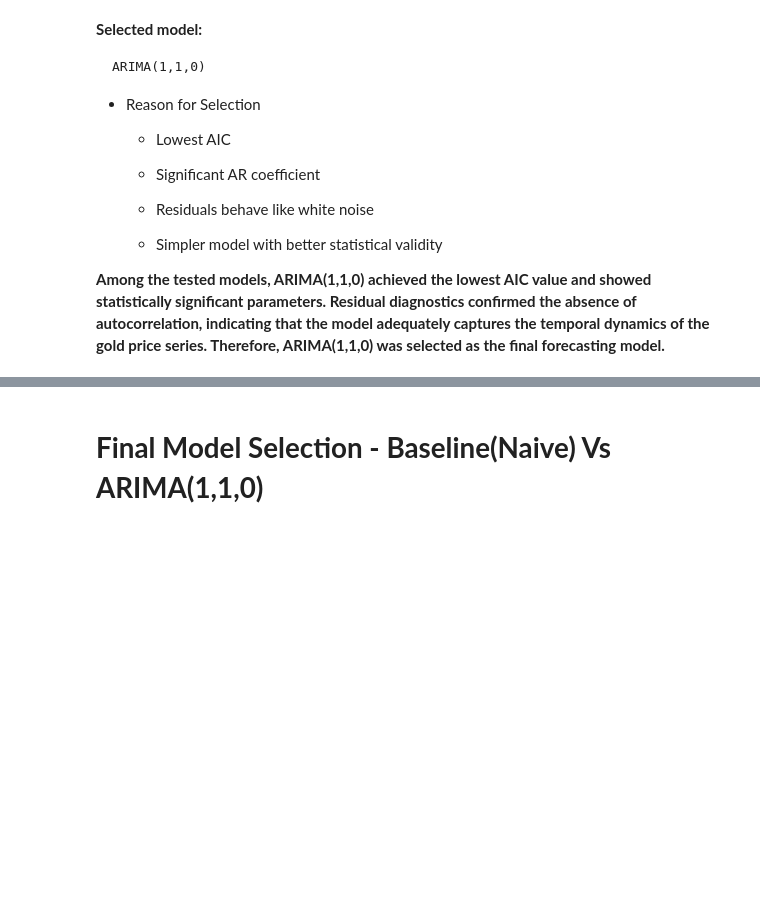
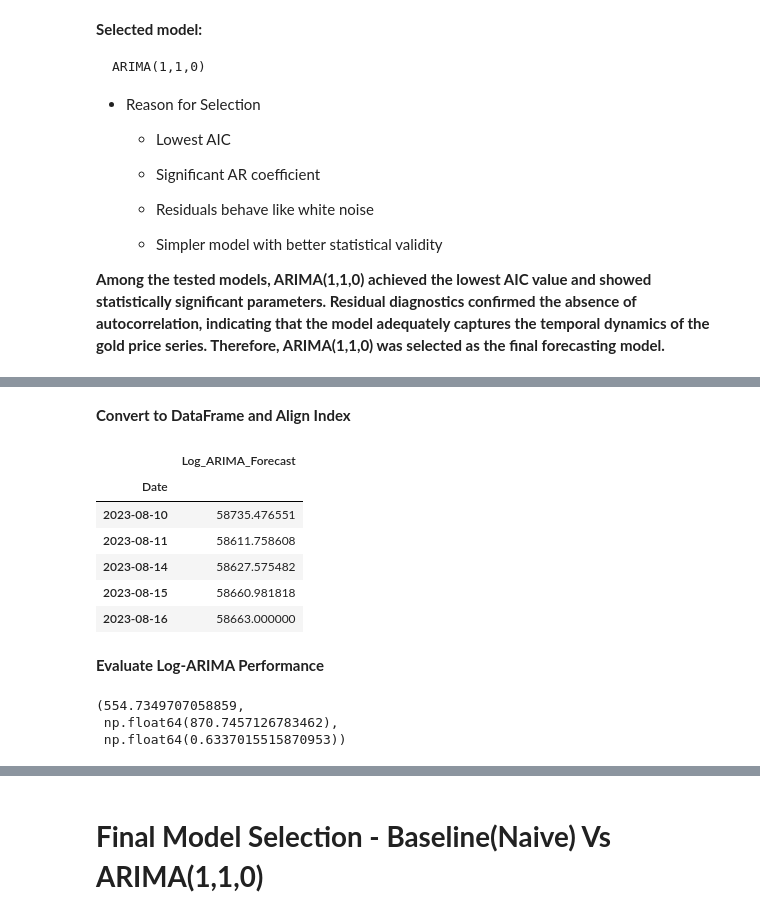
Before and after one commit to Sagarjain93/Machine-Learning-Portfolio, a Jupyter notebook: 03_ML_Practice/Gold_Price_Prediction_Forecasting/03_notebook/05_modelling.ipynb, the cells around one changed output, grey strips where cells are left out. Cells and saved outputs as stored; diff of their text form; code cells hidden in the pictures; blank space fills up the shorter version.

```diff
--- a/03_ML_Practice/Gold_Price_Prediction_Forecasting/03_notebook/05_modelling.ipynb
+++ b/03_ML_Practice/Gold_Price_Prediction_Forecasting/03_notebook/05_modelling.ipynb
@@ -2353,0 +2487,3 @@ ARIMA(1,1,0)
+# %%
+log_history = list(log_train['Price'])
+log_predictions = []
@@ -2353,0 +2496,12 @@ ARIMA(1,1,0)
+# %%
+from statsmodels.tsa.arima.model import ARIMA
+
+for t in range(len(log_test)):
+
+    model = ARIMA(log_history, order=(1,1,0))
+    model_fit = model.fit()
+
+    yhat = model_fit.forecast()[0]
+    log_predictions.append(yhat)
+
+    log_history.append(log_test['Price'].iloc[t])
@@ -2353,0 +2514,39 @@ ARIMA(1,1,0)
+# %%
+log_predictions = np.array(log_predictions)
+
+price_predictions = np.exp(log_predictions)
+# %% [markdown]
+**Convert to DataFrame and Align Index**
+# %%
+log_arima_forecast = pd.DataFrame(
+    price_predictions,
+    index=test.index,
+    columns=['Log_ARIMA_Forecast']
+)
+
+log_arima_forecast.head()
+# %% [output]
+|  | Log_ARIMA_Forecast |
+| Date |  |
+| 2023-08-10 | 58735.476551 |
+| 2023-08-11 | 58611.758608 |
+| 2023-08-14 | 58627.575482 |
+| 2023-08-15 | 58660.981818 |
+| 2023-08-16 | 58663.000000 |
+# %% [markdown]
+**Evaluate Log-ARIMA Performance**
+# %%
+from sklearn.metrics import mean_absolute_error, mean_squared_error
+import numpy as np
+
+mae_log_arima = mean_absolute_error(test['Price'], log_arima_forecast['Log_ARIMA_Forecast'])
+
+rmse_log_arima = np.sqrt(mean_squared_error(test['Price'], log_arima_forecast['Log_ARIMA_Forecast']))
+
+mape_log_arima = np.mean(np.abs((test['Price'] - log_arima_forecast['Log_ARIMA_Forecast']) / test['Price'])) * 100
+
+mae_log_arima, rmse_log_arima, mape_log_arima
+# %% [output]
+(554.7349707058859,
+ np.float64(870.7457126783462),
+ np.float64(0.6337015515870953))
```
Also changed, not shown: parts of 31 cells of this notebook.
